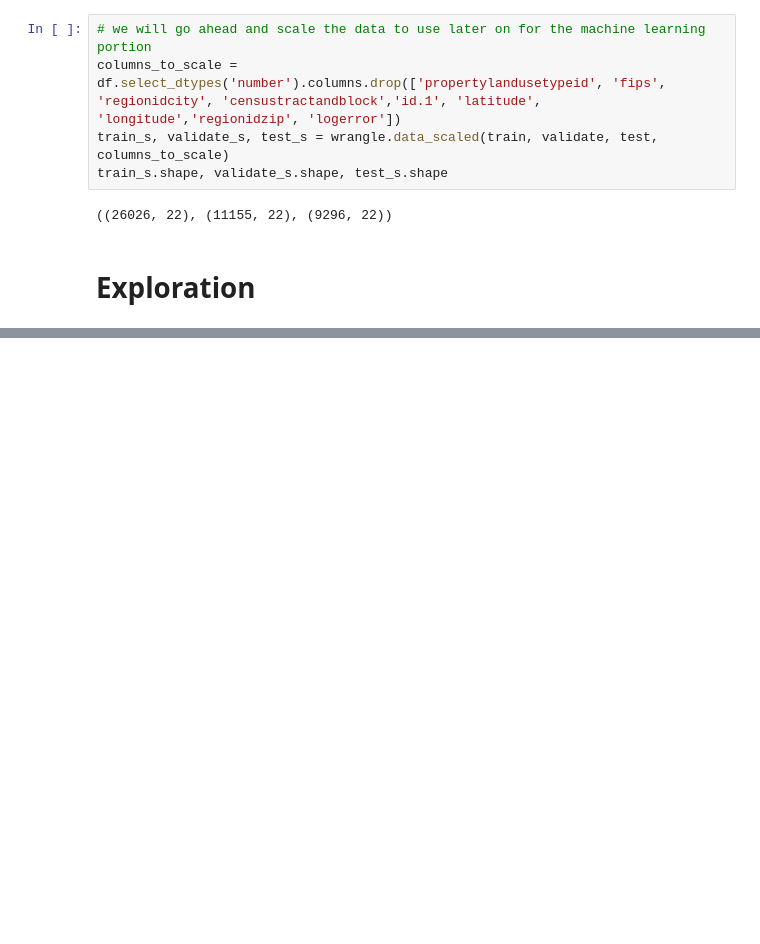
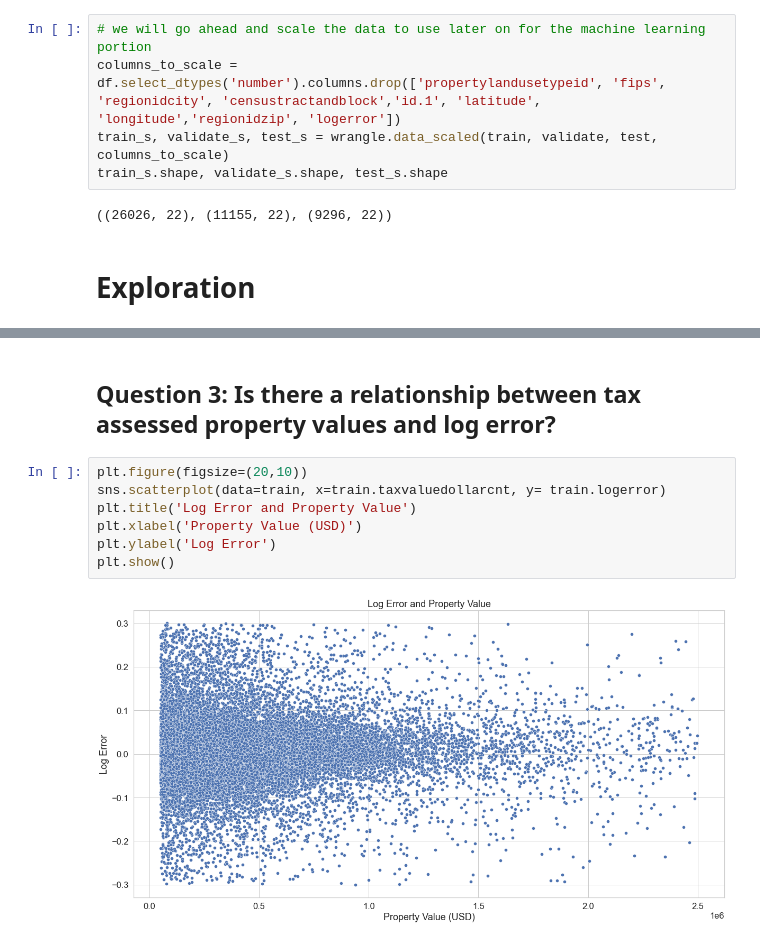
Before and after one commit to codyclonts/zillow_clustering_project, a Jupyter notebook: final_report.ipynb, the cells around one changed output, grey strips where cells are left out. Cells and saved outputs as stored; diff of their text form; blank space fills up the shorter version.

```diff
--- a/final_report.ipynb
+++ b/final_report.ipynb
@@ -92,0 +194,11 @@ Takeaway :
+# %% [markdown]
+## Question 3: Is there a relationship between tax assessed property values and log error?
+# %%
+plt.figure(figsize=(20,10))
+sns.scatterplot(data=train, x=train.taxvaluedollarcnt, y= train.logerror)
+plt.title('Log Error and Property Value')
+plt.xlabel('Property Value (USD)')
+plt.ylabel('Log Error')
+plt.show()
+# %% [output]
+[figure, added]
```
Also changed, not shown: parts of 22 cells of this notebook.
